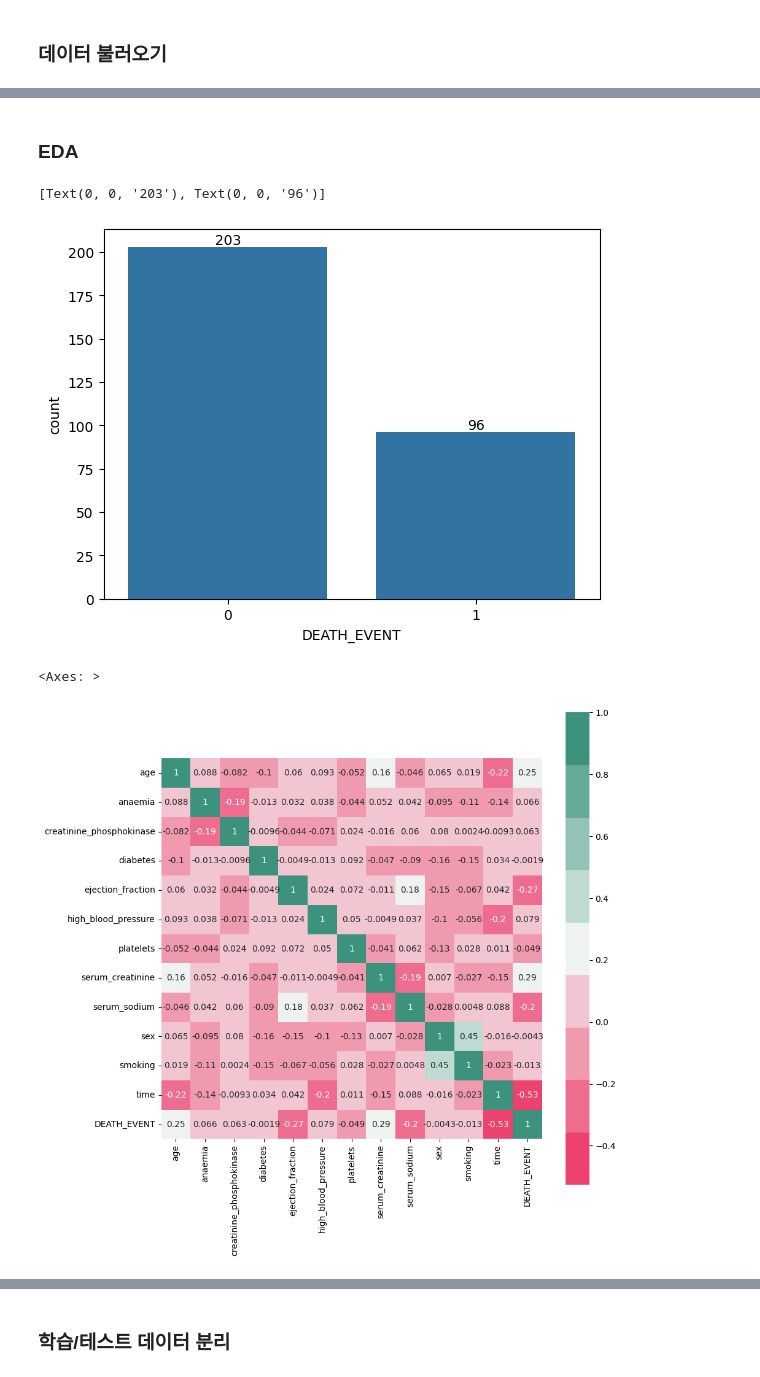
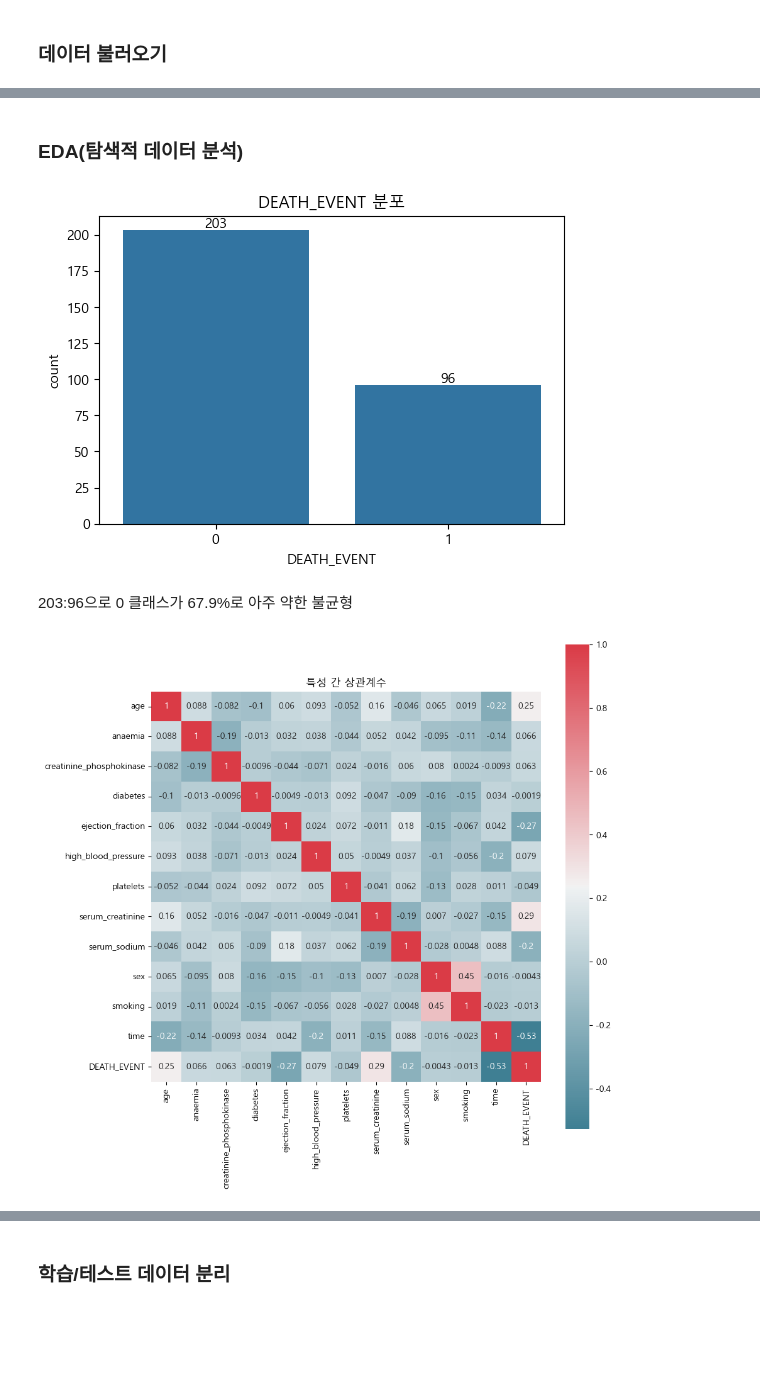
Before and after one commit to howith29/Heart_Failure_Prediction, a Jupyter notebook: heart_failure._final.ipynb, the cells around one changed output, grey strips where cells are left out. Saved outputs shown, nothing was run; the diff lists cells and outputs as text; code cells hidden in the pictures; blank space fills up the shorter version.

```diff
--- a/heart_failure._final.ipynb
+++ b/heart_failure._final.ipynb
@@ -22,18 +34,27 @@ clean_df.head()
 # %% [markdown]
-### EDA
+### EDA(탐색적 데이터 분석)
+# %%
+# 한글 깨짐 방지
+plt.rcParams['font.family'] ='Malgun Gothic'
+plt.rcParams['axes.unicode_minus'] =False
 # %%
-#클래스 불균형 확인
-ax = sns.countplot(x= df["DEATH_EVENT"])
+# 클래스 불균형 확인
+plt.figure(figsize=(6,4))
+ax = sns.countplot(x= df["DEATH_EVENT"], data=df)
 ax.bar_label(ax.containers[0])
+plt.title('DEATH_EVENT 분포')
+plt.show()
 # %% [output]
-[Text(0, 0, '203'), Text(0, 0, '96')]
-[figure, old version]
+[figure, new version]
+# %% [markdown]
+203:96으로 0 클래스가 67.9%로 아주 약한 불균형
 # %%
- # 상관계수 행렬
-cmap = sns.diverging_palette(2,165,s=80,l=55,n=9)
+ # 상관계수 행렬(heatmap)
 corrmat = df.corr()
+cmap = sns.diverging_palette(220, 10, as_cmap=True)
 plt.subplots(figsize=(10,10))
 sns.heatmap(corrmat, cmap=cmap, annot=True, square=True)
+plt.title('특성 간 상관계수')
+plt.show()
 # %% [output]
-<Axes: >
-[figure, old version]
+[figure, new version]
```
Also changed, not shown: parts of 21 cells of this notebook.
